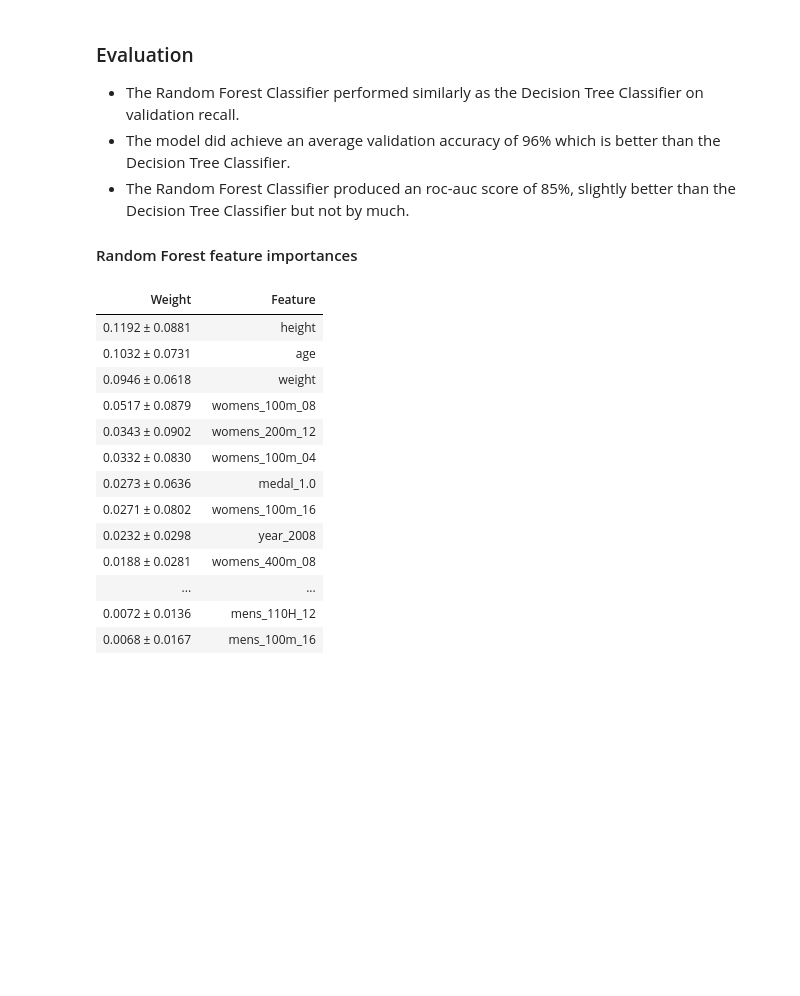
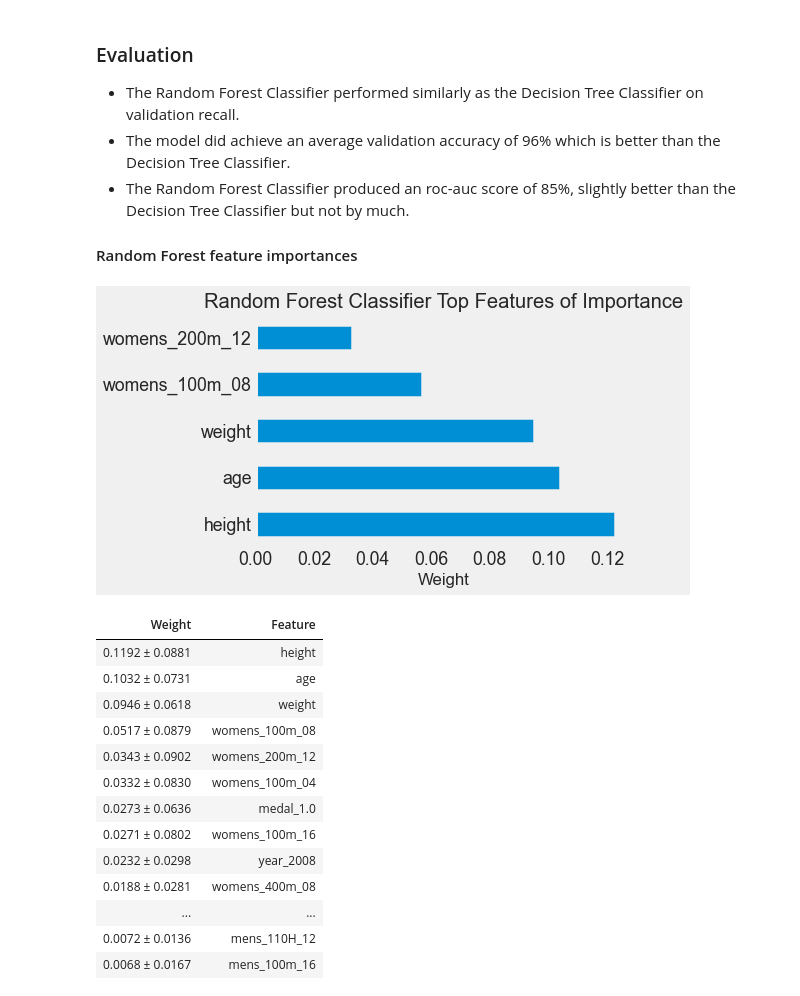
Before and after one commit to jwong853/Olympic_PED_use, a Jupyter notebook: reports/final_report/final_report.ipynb, the cells around one changed output. Saved outputs shown, nothing was run; the diff lists cells and outputs as text; code cells hidden in the pictures; blank space fills up the shorter version.

Commit message:
fixed typos and removed grid lines

```diff
--- a/reports/final_report/final_report.ipynb
+++ b/reports/final_report/final_report.ipynb
@@ -588,6 +588,19 @@ Model"s ROC-AUC score:
 ###
 
 #### Random Forest feature importances
+# %%
+onehot_columns = list(rf_pipe.named_steps['preprocess'].named_transformers_['cat'].named_steps['ohe'].get_feature_names(input_features=cat_features))
+numeric_features_list = list(cont_features)
+numeric_features_list.extend(onehot_columns)
+feat_importances = pd.Series(rf_pipe.named_steps['classifier'].feature_importances_, index=numeric_features_list)
+feat_importances.nlargest(5).plot(kind='barh')
+plt.xlabel('Weight')
+plt.title("Random Forest Classifier Top Features of Importance")
+plt.grid(False)
+plt.savefig('../figures/feat_imp.png', orientation='landscape', bbox_inches='tight',
+           transparent=True)
+# %% [output]
+[figure, added]
 # %%
 onehot_columns = list(rf_pipe.named_steps['preprocess'].named_transformers_['cat'].named_steps['ohe'].get_feature_names(input_features=cat_features))
 numeric_features_list = list(cont_features)
```
Also changed, not shown: parts of 4 cells of this notebook, 6 other files.
